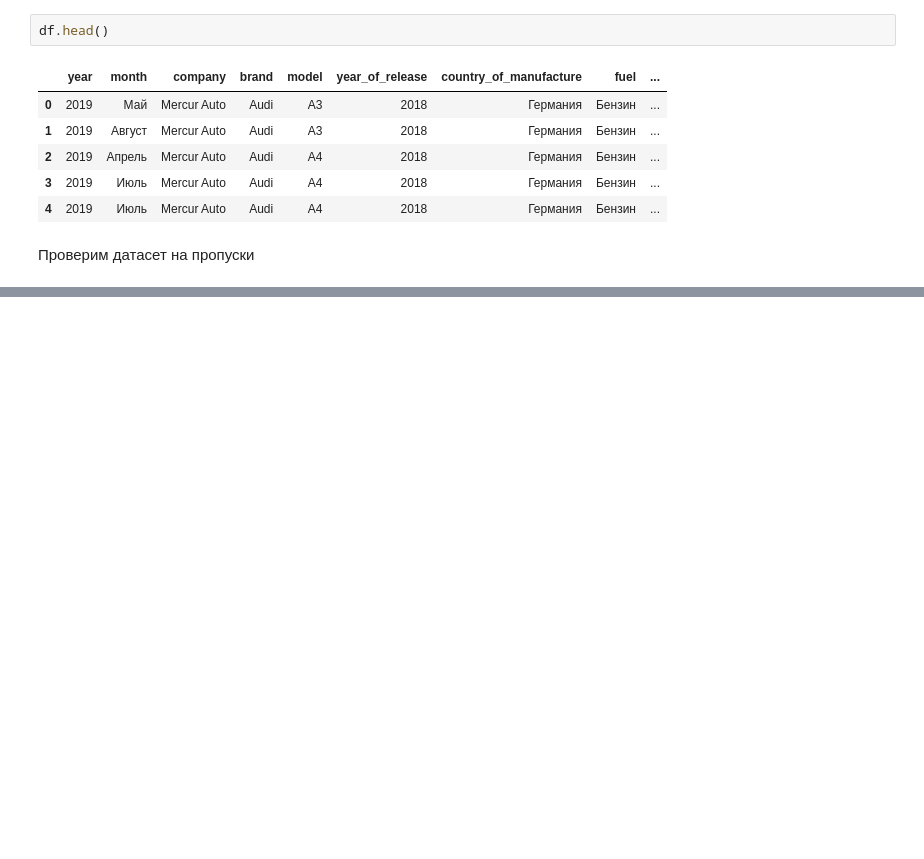
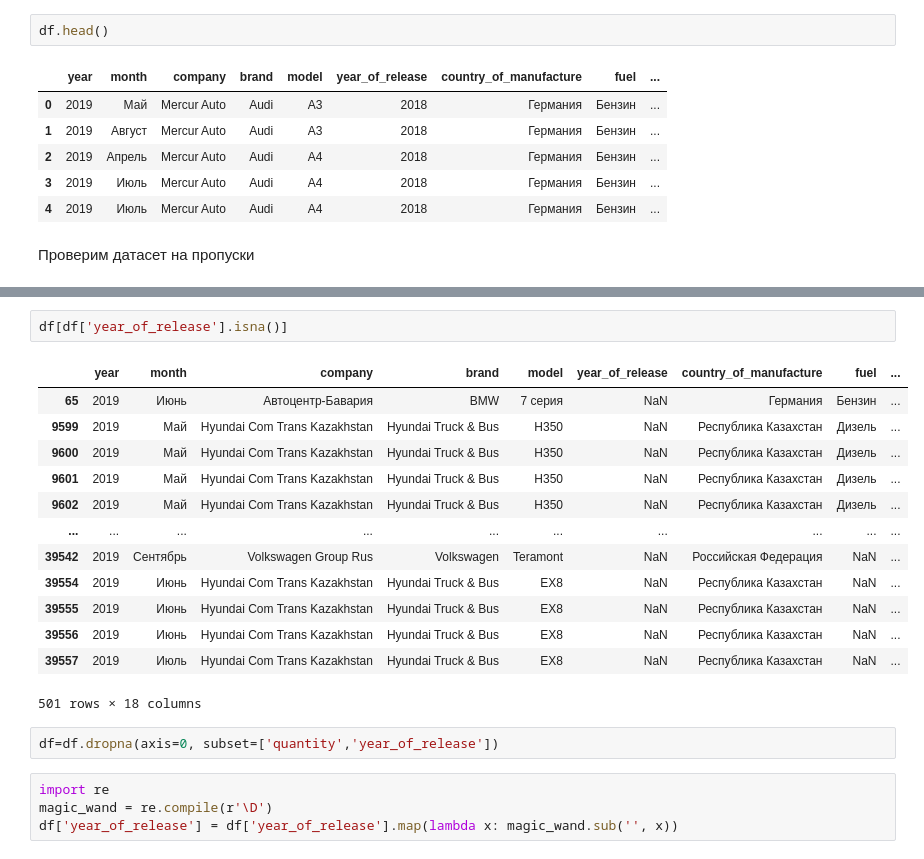
Before and after one commit to analyst-plv/car-sales, a Jupyter notebook: Авторынок.ipynb, the cells around one changed output, grey strips where cells are left out. Drawn from its saved outputs; the diff is of its cells as text; blank space fills up the shorter version.

```diff
--- a/Авторынок.ipynb
+++ b/Авторынок.ipynb
@@ -79,0 +80,22 @@ report.sort_values(by = 'missing_values', ascending = False)
+# %%
+df[df['year_of_release'].isna()]
+# %% [output]
+|  | year | month | company | brand | model | year_of_release | country_of_manufacture | fuel | ... |
+| 65 | 2019 | Июнь | Автоцентр-Бавария | BMW | 7 серия | NaN | Германия | Бензин | ... |
+| 9599 | 2019 | Май | Hyundai Com Trans Kazakhstan | Hyundai Truck & Bus | H350 | NaN | Республика Казахстан | Дизель | ... |
+| 9600 | 2019 | Май | Hyundai Com Trans Kazakhstan | Hyundai Truck & Bus | H350 | NaN | Республика Казахстан | Дизель | ... |
+| 9601 | 2019 | Май | Hyundai Com Trans Kazakhstan | Hyundai Truck & Bus | H350 | NaN | Республика Казахстан | Дизель | ... |
+| 9602 | 2019 | Май | Hyundai Com Trans Kazakhstan | Hyundai Truck & Bus | H350 | NaN | Республика Казахстан | Дизель | ... |
+| ... | ... | ... | ... | ... | ... | ... | ... | ... | ... |
+| 39542 | 2019 | Сентябрь | Volkswagen Group Rus | Volkswagen | Teramont | NaN | Российская Федерация | NaN | ... |
+| 39554 | 2019 | Июнь | Hyundai Com Trans Kazakhstan | Hyundai Truck & Bus | EX8 | NaN | Республика Казахстан | NaN | ... |
+| 39555 | 2019 | Июнь | Hyundai Com Trans Kazakhstan | Hyundai Truck & Bus | EX8 | NaN | Республика Казахстан | NaN | ... |
+| 39556 | 2019 | Июнь | Hyundai Com Trans Kazakhstan | Hyundai Truck & Bus | EX8 | NaN | Республика Казахстан | NaN | ... |
+| 39557 | 2019 | Июль | Hyundai Com Trans Kazakhstan | Hyundai Truck & Bus | EX8 | NaN | Республика Казахстан | NaN | ... |
+501 rows × 18 columns
+# %%
+df=df.dropna(axis=0, subset=['quantity','year_of_release'])
+# %%
+import re
+magic_wand = re.compile(r'\D')
+df['year_of_release'] = df['year_of_release'].map(lambda x: magic_wand.sub('', x))
```
Also changed, not shown: parts of 17 cells of this notebook.
